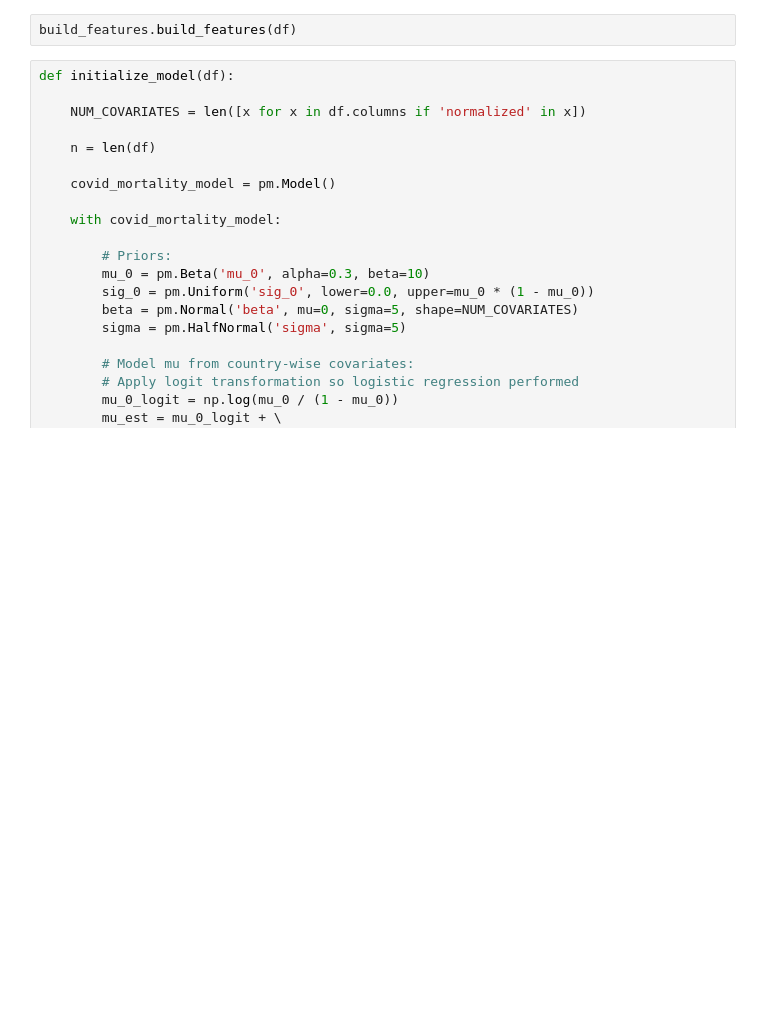
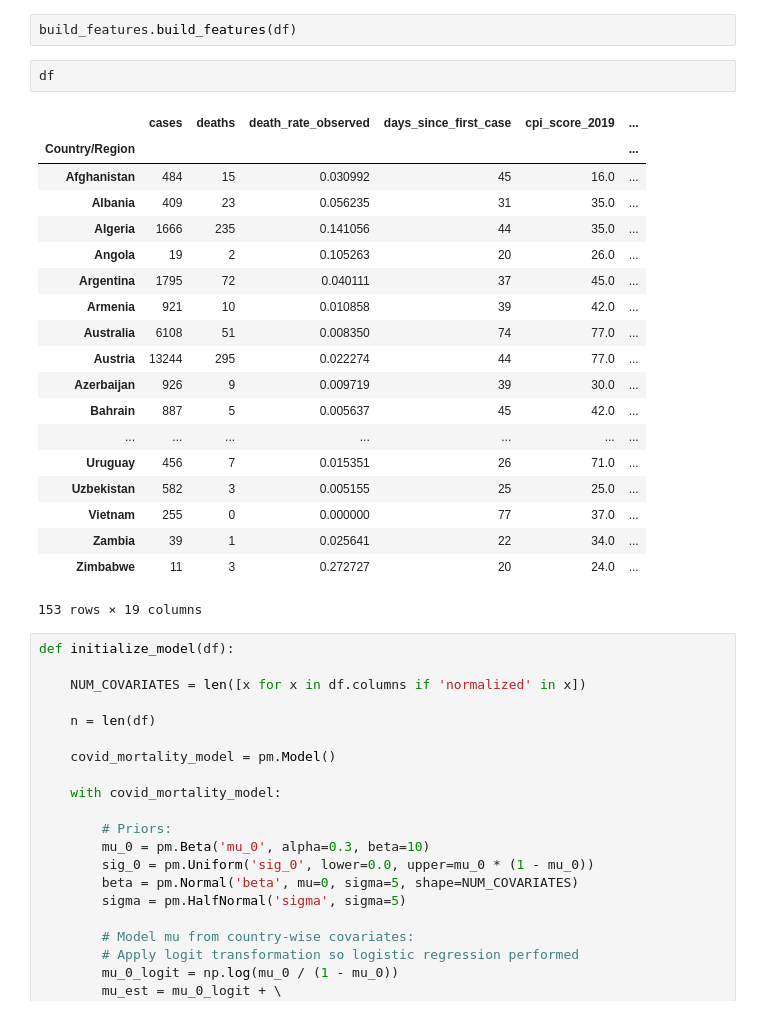
Before and after one commit to ParivedaChiFinesse/covid19-mortality-rate, a Jupyter notebook: notebooks/1.0_je_initial-model.ipynb, the cells around one changed output. Saved outputs shown, nothing was run; the diff lists cells and outputs as text; blank space fills up the shorter version.

```diff
--- a/notebooks/1.0_je_initial-model.ipynb
+++ b/notebooks/1.0_je_initial-model.ipynb
@@ -21,6 +21,28 @@ df = make_dataset.make_dataset()
 Dropping 31/184 countries due to lack of data
 # %%
 build_features.build_features(df)
+# %%
+df
+# %% [output]
+|  | cases | deaths | death_rate_observed | days_since_first_case | cpi_score_2019 | ... |
+| Country/Region |  |  |  |  |  | ... |
+| Afghanistan | 484 | 15 | 0.030992 | 45 | 16.0 | ... |
+| Albania | 409 | 23 | 0.056235 | 31 | 35.0 | ... |
+| Algeria | 1666 | 235 | 0.141056 | 44 | 35.0 | ... |
+| Angola | 19 | 2 | 0.105263 | 20 | 26.0 | ... |
+| Argentina | 1795 | 72 | 0.040111 | 37 | 45.0 | ... |
+| Armenia | 921 | 10 | 0.010858 | 39 | 42.0 | ... |
+| Australia | 6108 | 51 | 0.008350 | 74 | 77.0 | ... |
+| Austria | 13244 | 295 | 0.022274 | 44 | 77.0 | ... |
+| Azerbaijan | 926 | 9 | 0.009719 | 39 | 30.0 | ... |
+| Bahrain | 887 | 5 | 0.005637 | 45 | 42.0 | ... |
+| ... | ... | ... | ... | ... | ... | ... |
+| Uruguay | 456 | 7 | 0.015351 | 26 | 71.0 | ... |
+| Uzbekistan | 582 | 3 | 0.005155 | 25 | 25.0 | ... |
+| Vietnam | 255 | 0 | 0.000000 | 77 | 37.0 | ... |
+| Zambia | 39 | 1 | 0.025641 | 22 | 34.0 | ... |
+| Zimbabwe | 11 | 3 | 0.272727 | 20 | 24.0 | ... |
+153 rows × 19 columns
 # %%
 def initialize_model(df):
 
```
